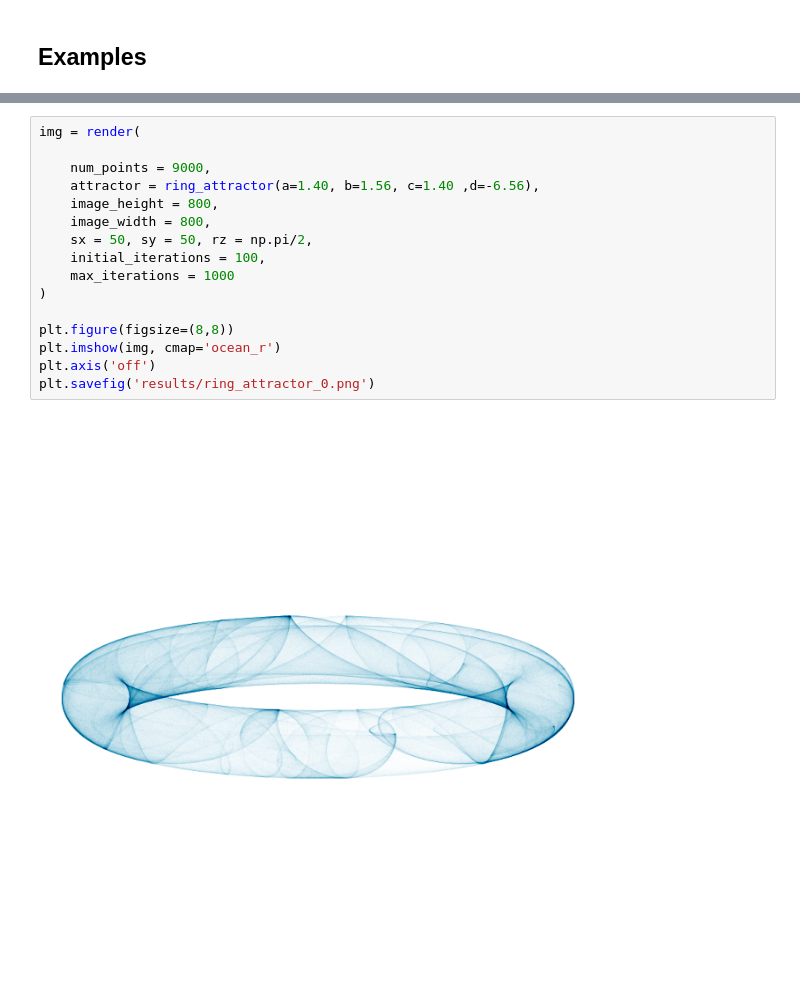
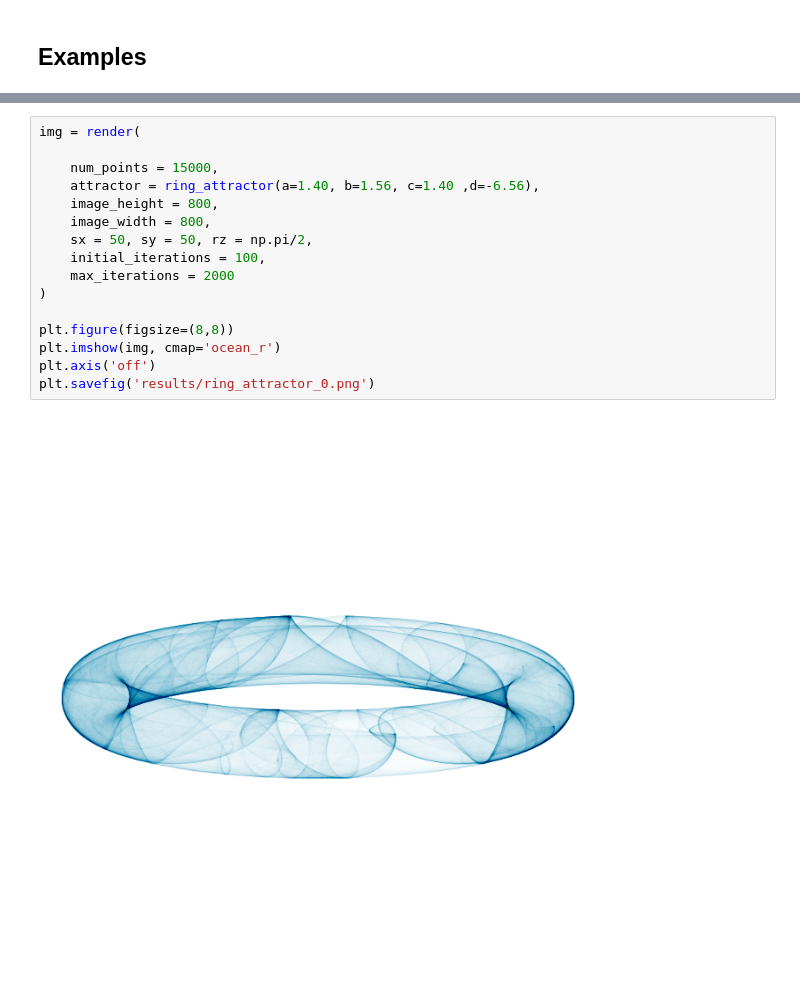
Before and after one commit to lalit-jayanti/Fractal-Forest, a Jupyter notebook: Strange-Attractors/examples.ipynb, the cells around one changed output, grey strips where cells are left out. Drawn from its saved outputs; the diff is of its cells as text.

```diff
--- a/Strange-Attractors/examples.ipynb
+++ b/Strange-Attractors/examples.ipynb
@@ -68,18 +49,18 @@ plt.savefig('results/jump_game_6.png')
 # %%
 img = render(
 
-    num_points = 9000,
+    num_points = 15000,
     attractor = ring_attractor(a=1.40, b=1.56, c=1.40 ,d=-6.56),
     image_height = 800,
     image_width = 800,
     sx = 50, sy = 50, rz = np.pi/2,
     initial_iterations = 100,
-    max_iterations = 1000
+    max_iterations = 2000
 )
 
 plt.figure(figsize=(8,8))
 plt.imshow(img, cmap='ocean_r')
 plt.axis('off')
 plt.savefig('results/ring_attractor_0.png')
 # %% [output]
-[figure, old version]
+[figure, new version]
```
Also changed, not shown: parts of 6 cells of this notebook, 6 other files.
